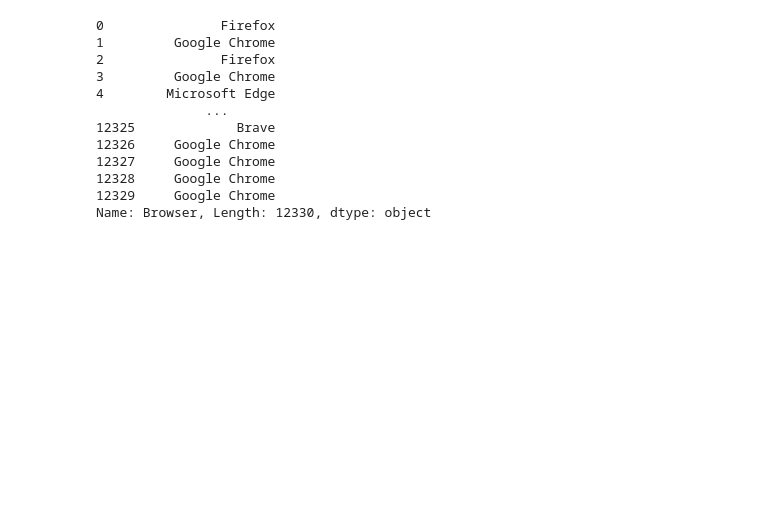
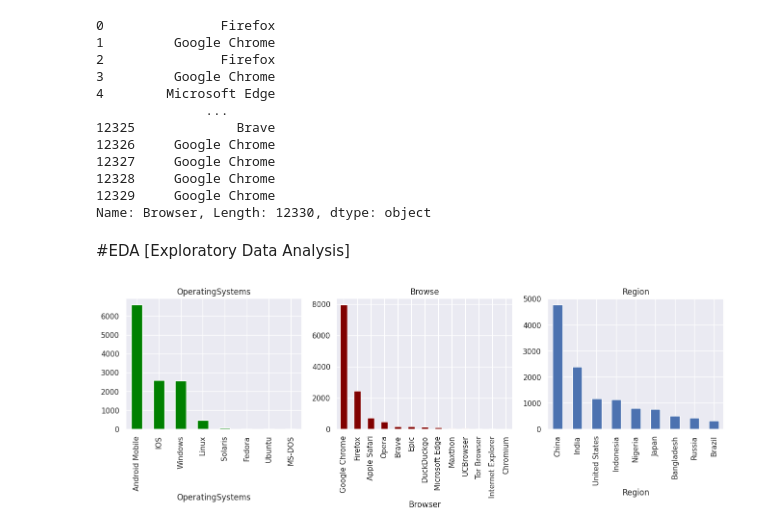
Before and after one commit to cepdnaclk/e19-CO544-Online-Shoppers-Purchase-Prediction, a Jupyter notebook: Code/Online_Shoppers_Purchasing_Intention.ipynb, the cells around one changed output. Saved outputs shown, nothing was run; the diff lists cells and outputs as text; code cells hidden in the pictures; blank space fills up the shorter version.

Commit message:
Visualization of the categorical values in bar chart

```diff
--- a/Code/Online_Shoppers_Purchasing_Intention.ipynb
+++ b/Code/Online_Shoppers_Purchasing_Intention.ipynb
@@ -144,3 +144,20 @@ df.loc[df['Region'] == 6,'Region'] = 'Nigeria'
 df.loc[df['Region'] == 7,'Region'] = 'Japan'
 df.loc[df['Region'] == 8,'Region'] = 'Russia'
 df.loc[df['Region'] == 9,'Region'] = 'Bangladesh'
+# %% [markdown]
+#EDA [Exploratory Data Analysis]
+# %%
+# Independed variable [caterogical]
+plt.figure(1)
+plt.subplot(331)
+df['OperatingSystems'].value_counts().plot.bar(figsize=(16,12), title= 'OperatingSystems', color='green')
+
+plt.subplot(332)
+df['Browser'].value_counts().plot.bar(title= 'Browse', color='maroon')
+
+plt.subplot(333)
+df['Region'].value_counts().plot.bar(title= 'Region')
+
+plt.show()
+# %% [output]
+[figure, added]
```
Also changed, not shown: parts of 1 cell of this notebook.
